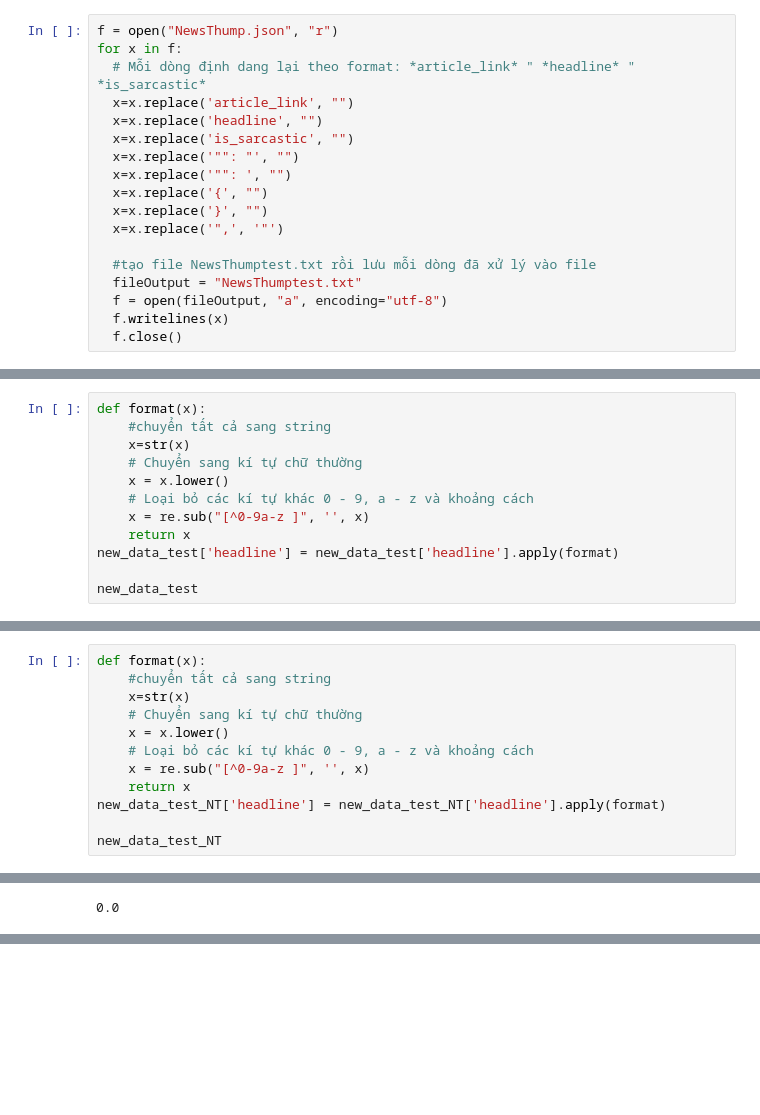
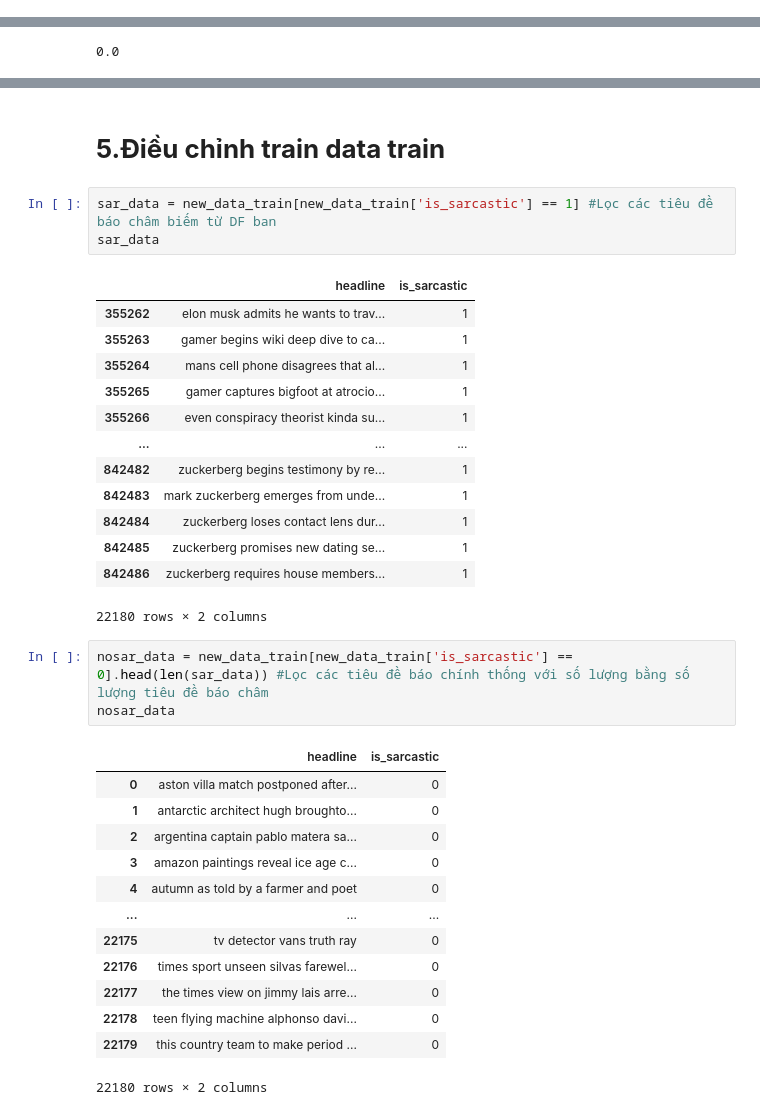
Before and after one commit to phandaiduonghcb/RealTimeObjectDetection, a Jupyter notebook: BTQT/Headlines/Predict_Article_headlines.ipynb, the cells around one changed output, grey strips where cells are left out. Cells and saved outputs as stored; diff of their text form; blank space fills up the shorter version.

```diff
--- a/BTQT/Headlines/Predict_Article_headlines.ipynb
+++ b/BTQT/Headlines/Predict_Article_headlines.ipynb
@@ -107,21 +153,3 @@ data_test
 Downloading...
 From: https://drive.google.com/uc?id=1ZqSwqFUKrCHQbLwpSvzLtAku3m8j_IWg
 To: /content/NewsThump.json
-# %%
-f = open("NewsThump.json", "r")
-for x in f:
-  # Mỗi dòng định dang lại theo format: *article_link* " *headline* " *is_sarcastic*
-  x=x.replace('article_link', "")
-  x=x.replace('headline', "")
-  x=x.replace('is_sarcastic', "")
-  x=x.replace('"": "', "")
-  x=x.replace('"": ', "")
-  x=x.replace('{', "")
-  x=x.replace('}', "")
-  x=x.replace('",', '"')
-
-  #tạo file NewsThumptest.txt rồi lưu mỗi dòng đã xử lý vào file
-  fileOutput = "NewsThumptest.txt"
-  f = open(fileOutput, "a", encoding="utf-8")
-  f.writelines(x)
-  f.close()
@@ -193,12 +226,0 @@ new_data_train
-# %%
-def format(x):
-    #chuyển tất cả sang string
-    x=str(x)
-    # Chuyển sang kí tự chữ thường
-    x = x.lower()
-    # Loại bỏ các kí tự khác 0 - 9, a - z và khoảng cách
-    x = re.sub("[^0-9a-z ]", '', x)
-    return x
-new_data_test['headline'] = new_data_test['headline'].apply(format)
-
-new_data_test
@@ -219,12 +226,0 @@ new_data_test
-# %%
-def format(x):
-    #chuyển tất cả sang string
-    x=str(x)
-    # Chuyển sang kí tự chữ thường
-    x = x.lower()
-    # Loại bỏ các kí tự khác 0 - 9, a - z và khoảng cách
-    x = re.sub("[^0-9a-z ]", '', x)
-    return x
-new_data_test_NT['headline'] = new_data_test_NT['headline'].apply(format)
-
-new_data_test_NT
@@ -426,0 +466,36 @@ np.mean(y_predict_NT == y_test_NT)
+# %% [markdown]
+# **5.Điều chỉnh train data train**
+# %%
+sar_data = new_data_train[new_data_train['is_sarcastic'] == 1] #Lọc các tiêu đề báo châm biếm từ DF ban
+sar_data
+# %% [output]
+|  | headline | is_sarcastic |
+| 355262 | elon musk admits he wants to trav... | 1 |
+| 355263 | gamer begins wiki deep dive to ca... | 1 |
+| 355264 | mans cell phone disagrees that al... | 1 |
+| 355265 | gamer captures bigfoot at atrocio... | 1 |
+| 355266 | even conspiracy theorist kinda su... | 1 |
+| ... | ... | ... |
+| 842482 | zuckerberg begins testimony by re... | 1 |
+| 842483 | mark zuckerberg emerges from unde... | 1 |
+| 842484 | zuckerberg loses contact lens dur... | 1 |
+| 842485 | zuckerberg promises new dating se... | 1 |
+| 842486 | zuckerberg requires house members... | 1 |
+22180 rows × 2 columns
+# %%
+nosar_data = new_data_train[new_data_train['is_sarcastic'] == 0].head(len(sar_data)) #Lọc các tiêu đề báo chính thống với số lượng bằng số lượng tiêu đề báo châm
+nosar_data
+# %% [output]
+|  | headline | is_sarcastic |
+| 0 | aston villa match postponed after... | 0 |
+| 1 | antarctic architect hugh broughto... | 0 |
+| 2 | argentina captain pablo matera sa... | 0 |
+| 3 | amazon paintings reveal ice age c... | 0 |
+| 4 | autumn as told by a farmer and poet | 0 |
+| ... | ... | ... |
+| 22175 | tv detector vans truth ray | 0 |
+| 22176 | times sport unseen silvas farewel... | 0 |
+| 22177 | the times view on jimmy lais arre... | 0 |
+| 22178 | teen flying machine alphonso davi... | 0 |
+| 22179 | this country team to make period ... | 0 |
+22180 rows × 2 columns
```
Also changed, not shown: parts of 34 cells of this notebook.
